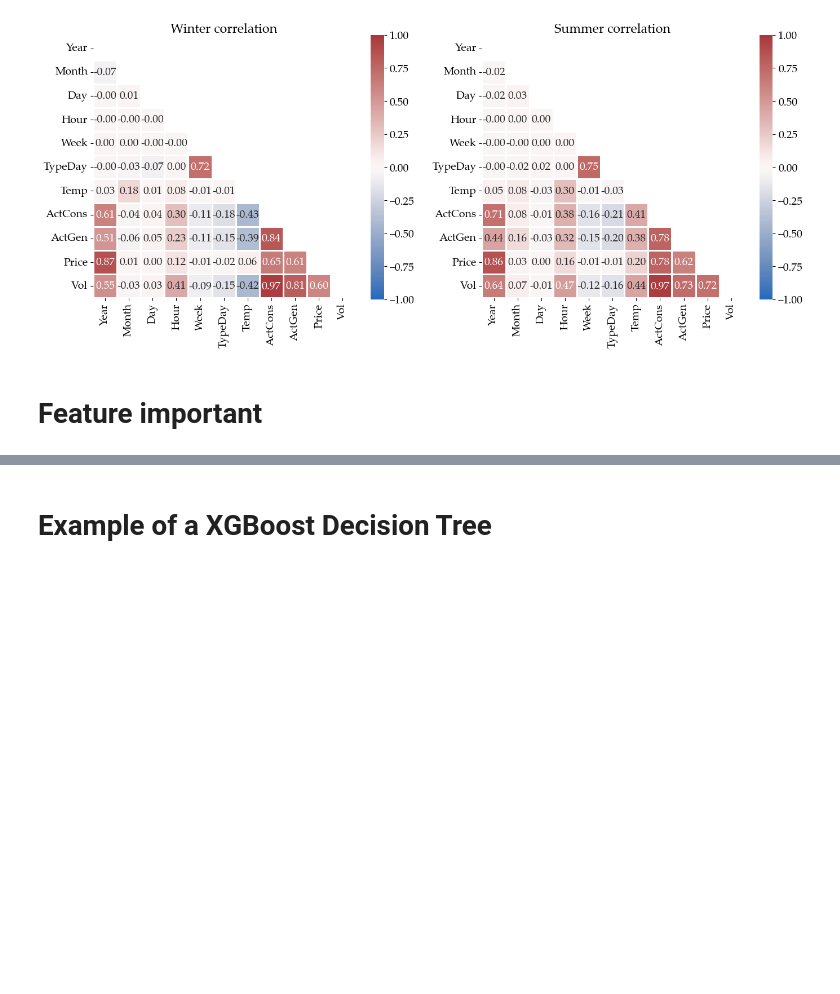
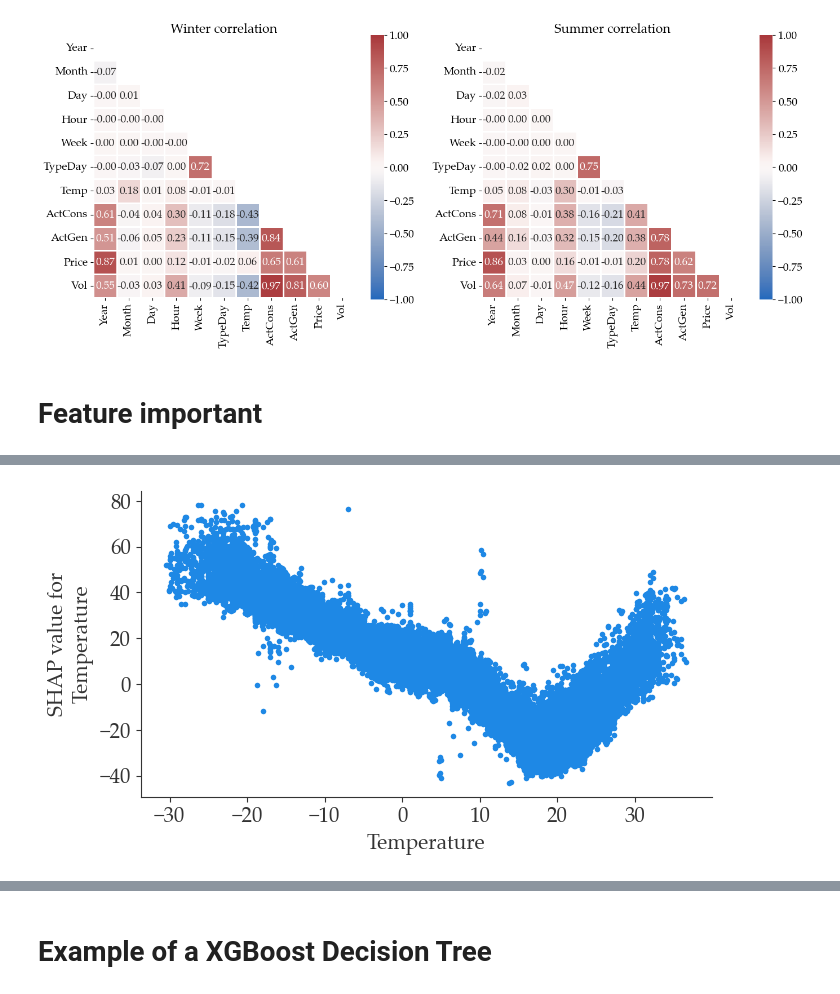
Before and after one commit to caapel/STLF, a Jupyter notebook: EDA.ipynb, the cells around one changed output, grey strips where cells are left out. Saved outputs shown, nothing was run; the diff lists cells and outputs as text; code cells hidden in the pictures; blank space fills up the shorter version.

```diff
--- a/EDA.ipynb
+++ b/EDA.ipynb
@@ -507,0 +583,15 @@ plt.show()
+# %%
+def shap_dependence(model, X):
+
+    explainer = shap.Explainer(model)
+    shap_values = explainer(X)
+
+    return shap_values
+
+selector = xgb.XGBRegressor(device='cpu',
+                            max_depth=5,
+                            n_estimators=200)
+
+selector.fit(df_general.drop(columns=['Date', 'Volume']), df_general.Volume)
+
+shap_values = shap_dependence(selector, df_general.drop(columns=['Date', 'Volume']))
@@ -507,0 +637,12 @@ plt.show()
+# %%
+plot_and_save_shap_scatter(feature_name='Temperature',
+                           X=df_general.drop(columns=['Date', 'Volume']),
+                           filename='default_temperature',
+                           shap_values=shap_values,
+                           #fontsize=14,
+                           #interaction_index='Month',
+                           )
+
+#shap.plots.scatter(shap_values[:,"Temperature"])
+# %% [output]
+[figure, added]
```
Also changed, not shown: parts of 37 cells of this notebook, 2 other files.
